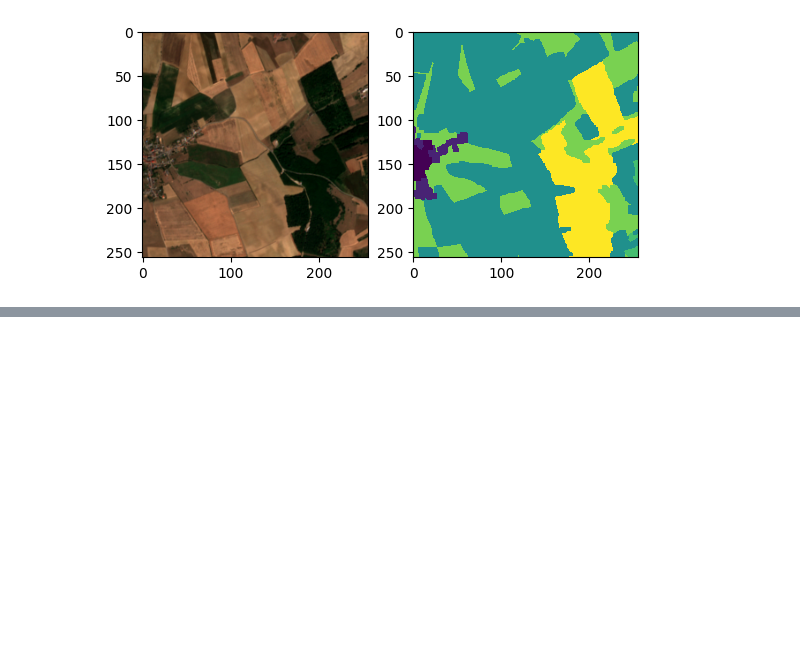
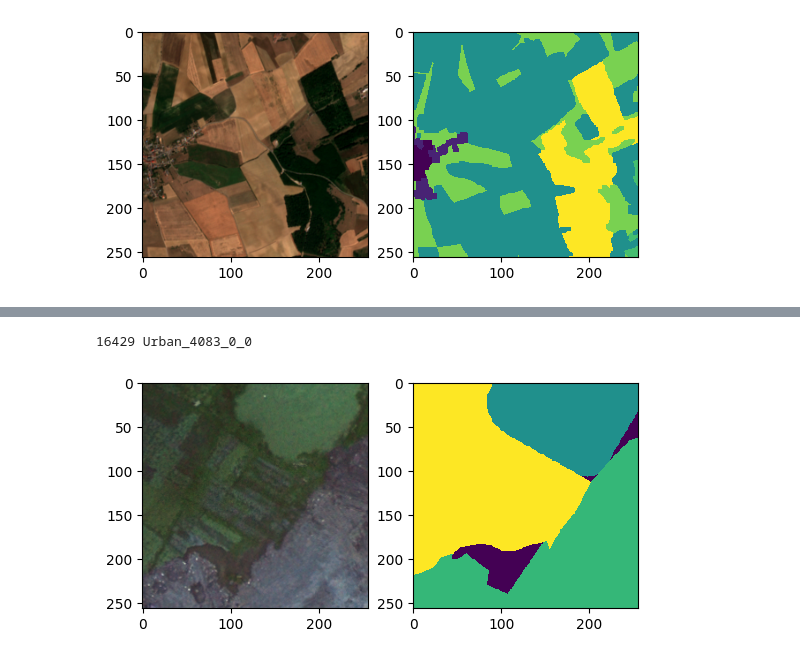
Before and after one commit to zhu-xlab/LandSegmenter, a Jupyter notebook: data_preparation/test_data_preparing/create_lmdb_for_test_sets.ipynb, the cells around one changed output, grey strips where cells are left out. Drawn from its saved outputs; the diff is of its cells as text; code cells hidden in the pictures; blank space fills up the shorter version.

```diff
--- a/data_preparation/test_data_preparing/create_lmdb_for_test_sets.ipynb
+++ b/data_preparation/test_data_preparing/create_lmdb_for_test_sets.ipynb
@@ -152,0 +269,17 @@ n
+# %%
+fp_lmdb_val = '/home/chenying/data/weakFT/test/loveda_val.lmdb'
+env_val = lmdb.open(fp_lmdb_val, readonly=True)
+with env_val.begin() as txn:
+    n_val = txn.stat()['entries']
+    img_bytes, img_shape, lbl_bytes, lbl_shape, img_ind = pickle.loads(txn.get(str(10).encode()))
+    img = np.frombuffer(img_bytes, dtype=np.uint8).reshape(img_shape)
+    lbl = np.frombuffer(lbl_bytes, dtype=np.uint8).reshape(lbl_shape)
+    print(n_val, img_ind.decode())
+    plt.figure()
+    plt.subplot(121)
+    plt.imshow(img.transpose(1,2,0))
+    plt.subplot(122)
+    plt.imshow(lbl, interpolation='none')
+# %% [output]
+16429 Urban_4083_0_0
+[figure, added]
```
Also changed, not shown: parts of 54 cells of this notebook.
